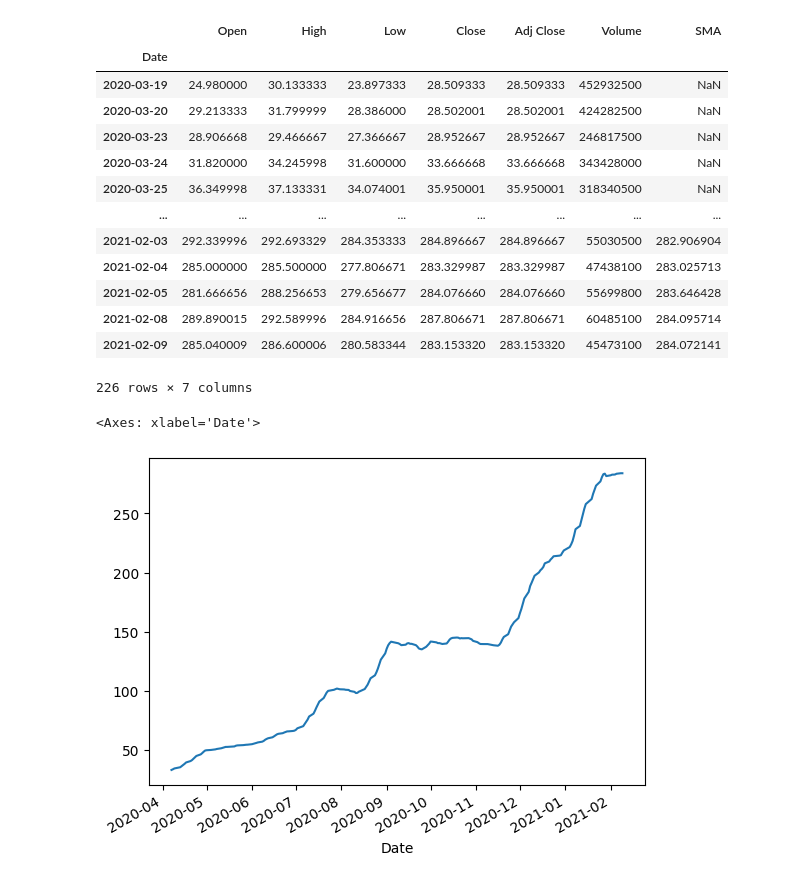
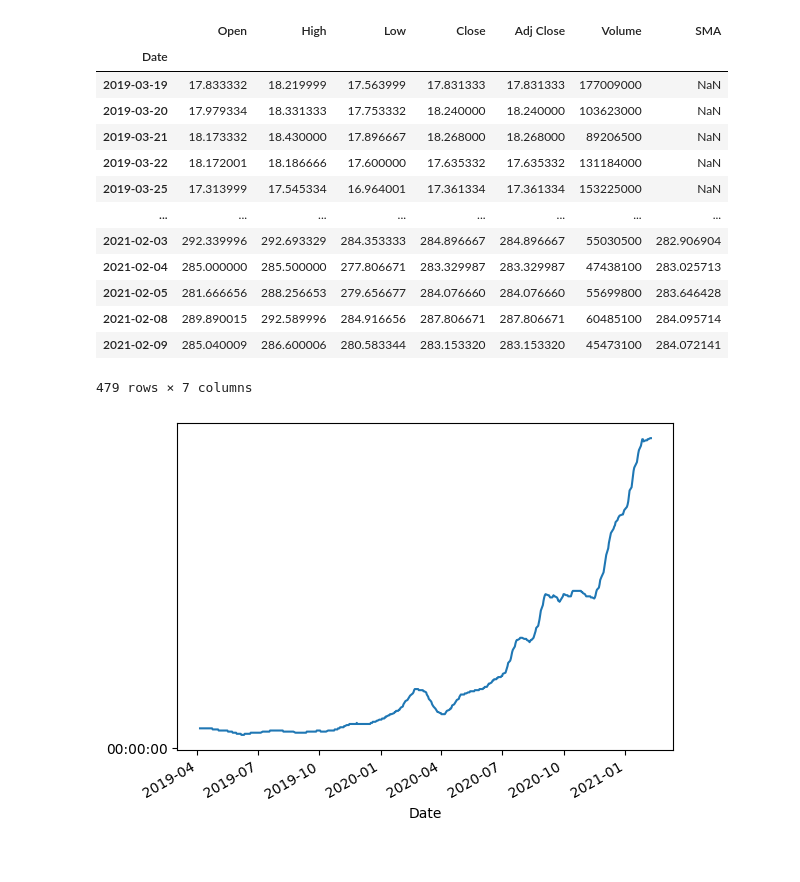
Before and after one commit to MacarocoFonseca/algo-trading-models-practice, a Jupyter notebook: fundamentals/algorithmic_trading_101.ipynb, the cells around one changed output. Cells and saved outputs as stored; diff of their text form; code cells hidden in the pictures.

```diff
--- a/fundamentals/algorithmic_trading_101.ipynb
+++ b/fundamentals/algorithmic_trading_101.ipynb
@@ -5,5 +7,5 @@ import matplotlib.pyplot as plt
 # %%
-tesla_data = yf.download('TSLA', '2020-03-19', '2021-02-10')
+tesla_data = yf.download('TSLA', '2019-03-19', '2021-02-10')
 tesla_data
 # %% [output]
 [*********************100%***********************]  1 of 1 completed
@@ -27,20 +29,23 @@ tesla_data
 # %% [output]
 |  | Open | High | Low | Close | Adj Close | Volume | SMA |
 | Date |  |  |  |  |  |  |  |
-| 2020-03-19 | 24.980000 | 30.133333 | 23.897333 | 28.509333 | 28.509333 | 452932500 | NaN |
-| 2020-03-20 | 29.213333 | 31.799999 | 28.386000 | 28.502001 | 28.502001 | 424282500 | NaN |
-| 2020-03-23 | 28.906668 | 29.466667 | 27.366667 | 28.952667 | 28.952667 | 246817500 | NaN |
-| 2020-03-24 | 31.820000 | 34.245998 | 31.600000 | 33.666668 | 33.666668 | 343428000 | NaN |
-| 2020-03-25 | 36.349998 | 37.133331 | 34.074001 | 35.950001 | 35.950001 | 318340500 | NaN |
+| 2019-03-19 | 17.833332 | 18.219999 | 17.563999 | 17.831333 | 17.831333 | 177009000 | NaN |
+| 2019-03-20 | 17.979334 | 18.331333 | 17.753332 | 18.240000 | 18.240000 | 103623000 | NaN |
+| 2019-03-21 | 18.173332 | 18.430000 | 17.896667 | 18.268000 | 18.268000 | 89206500 | NaN |
+| 2019-03-22 | 18.172001 | 18.186666 | 17.600000 | 17.635332 | 17.635332 | 131184000 | NaN |
+| 2019-03-25 | 17.313999 | 17.545334 | 16.964001 | 17.361334 | 17.361334 | 153225000 | NaN |
 | ... | ... | ... | ... | ... | ... | ... | ... |
 | 2021-02-03 | 292.339996 | 292.693329 | 284.353333 | 284.896667 | 284.896667 | 55030500 | 282.906904 |
 | 2021-02-04 | 285.000000 | 285.500000 | 277.806671 | 283.329987 | 283.329987 | 47438100 | 283.025713 |
 | 2021-02-05 | 281.666656 | 288.256653 | 279.656677 | 284.076660 | 284.076660 | 55699800 | 283.646428 |
 | 2021-02-08 | 289.890015 | 292.589996 | 284.916656 | 287.806671 | 287.806671 | 60485100 | 284.095714 |
 | 2021-02-09 | 285.040009 | 286.600006 | 280.583344 | 283.153320 | 283.153320 | 45473100 | 284.072141 |
-226 rows × 7 columns
+479 rows × 7 columns
+# %%
+tesla_data['SMA'] = pd.to_datetime(tesla_data['SMA'])
+tesla_data.index = tesla_data.index.tz_localize('UTC')
 # %%
-tesla_data.SMA.plot()
+tesla_data['SMA'].plot()
+plt.show()
 # %% [output]
-<Axes: xlabel='Date'>
-[figure, old version]
+[figure, new version]
```
Also changed, not shown: parts of 14 cells of this notebook, 4 other files.
